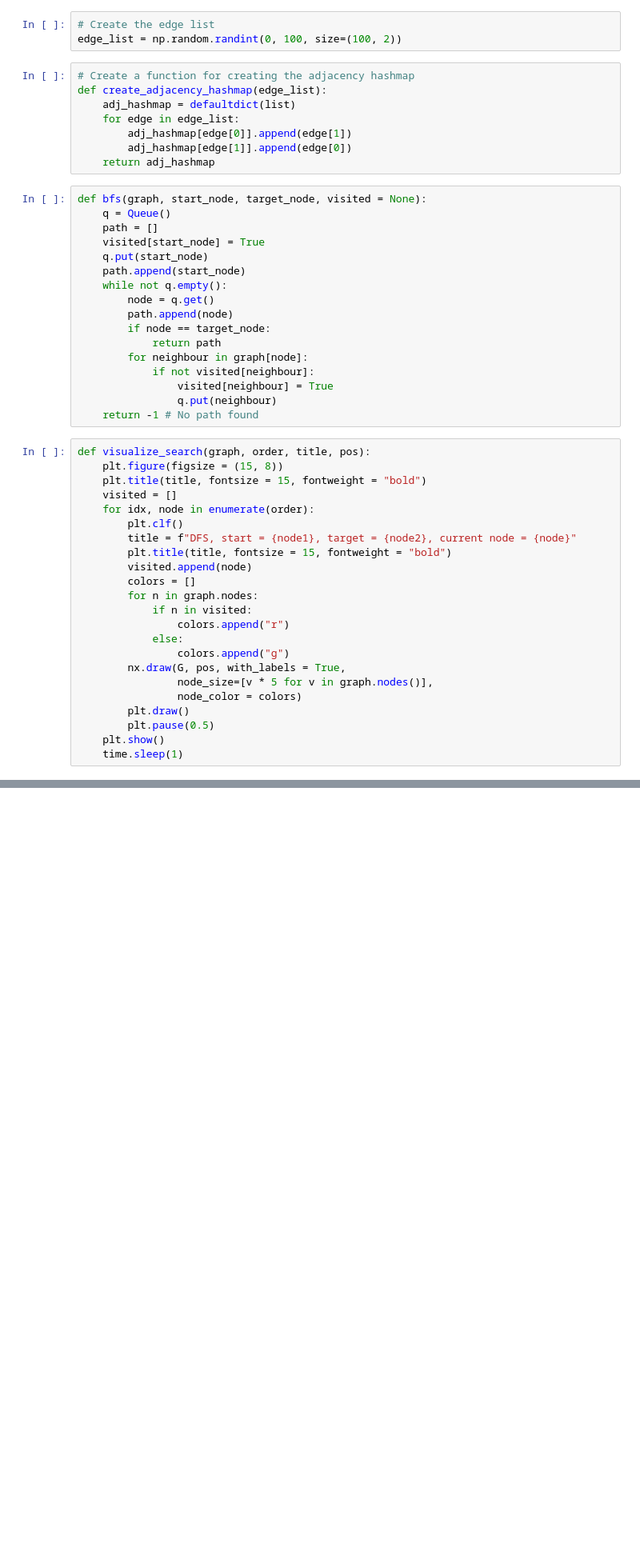
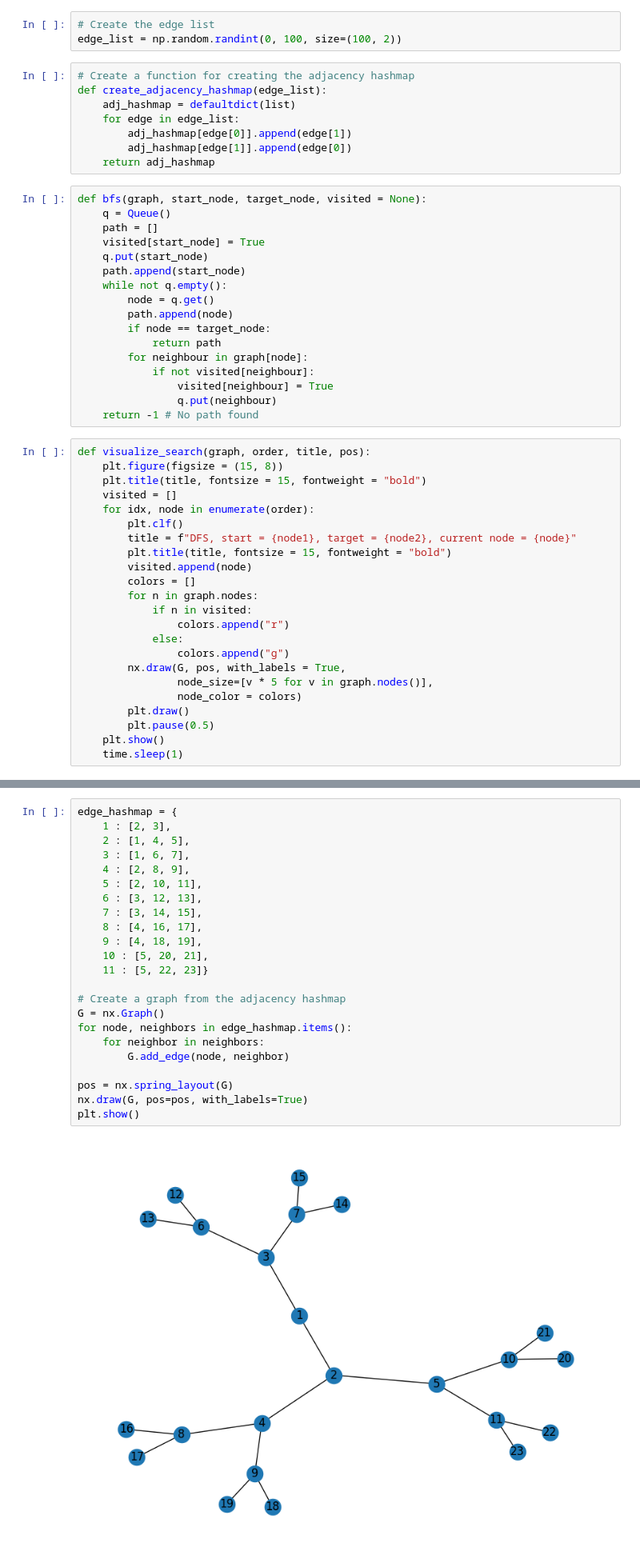
Before and after one commit to ScientificArchisman/Numerical-methods, a Jupyter notebook: Searching_algorithms/Breadth_first_search/breadth_first_search.ipynb, the cells around one changed output, grey strips where cells are left out. Shown: that part at 80% size. Saved outputs shown, nothing was run; the diff lists cells and outputs as text; blank space fills up the shorter version.

```diff
--- a/Searching_algorithms/Breadth_first_search/breadth_first_search.ipynb
+++ b/Searching_algorithms/Breadth_first_search/breadth_first_search.ipynb
@@ -70,0 +72,25 @@ nx.draw(G, pos=pos, with_labels=True)
+# %%
+edge_hashmap = {
+    1 : [2, 3],
+    2 : [1, 4, 5],
+    3 : [1, 6, 7],
+    4 : [2, 8, 9],
+    5 : [2, 10, 11],
+    6 : [3, 12, 13],
+    7 : [3, 14, 15],
+    8 : [4, 16, 17],
+    9 : [4, 18, 19],
+    10 : [5, 20, 21],
+    11 : [5, 22, 23]}
+
+# Create a graph from the adjacency hashmap
+G = nx.Graph()
+for node, neighbors in edge_hashmap.items():
+    for neighbor in neighbors:
+        G.add_edge(node, neighbor)
+
+pos = nx.spring_layout(G)
+nx.draw(G, pos=pos, with_labels=True)
+plt.show()
+# %% [output]
+[figure, added]
```
Also changed, not shown: parts of 3 cells of this notebook, 1 other file.
